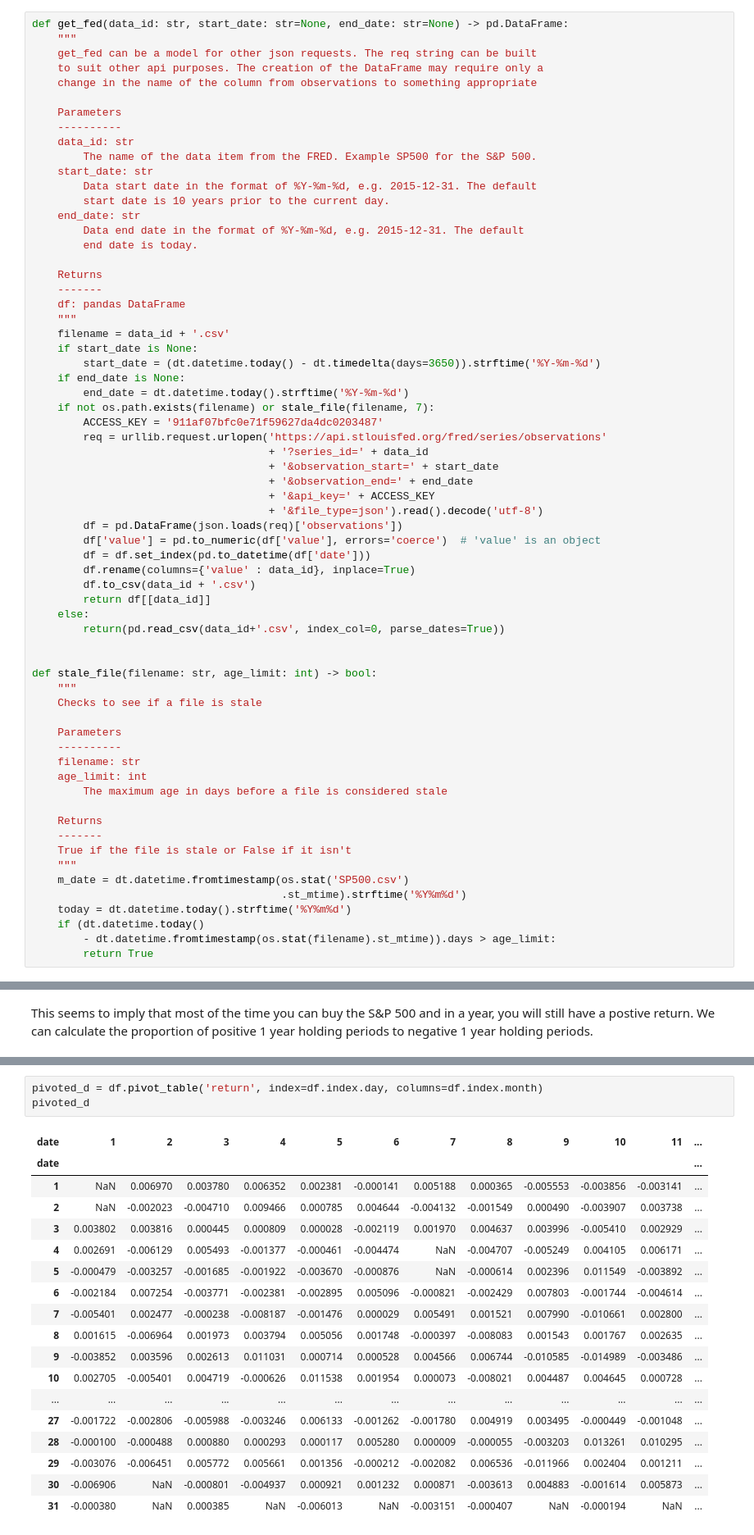
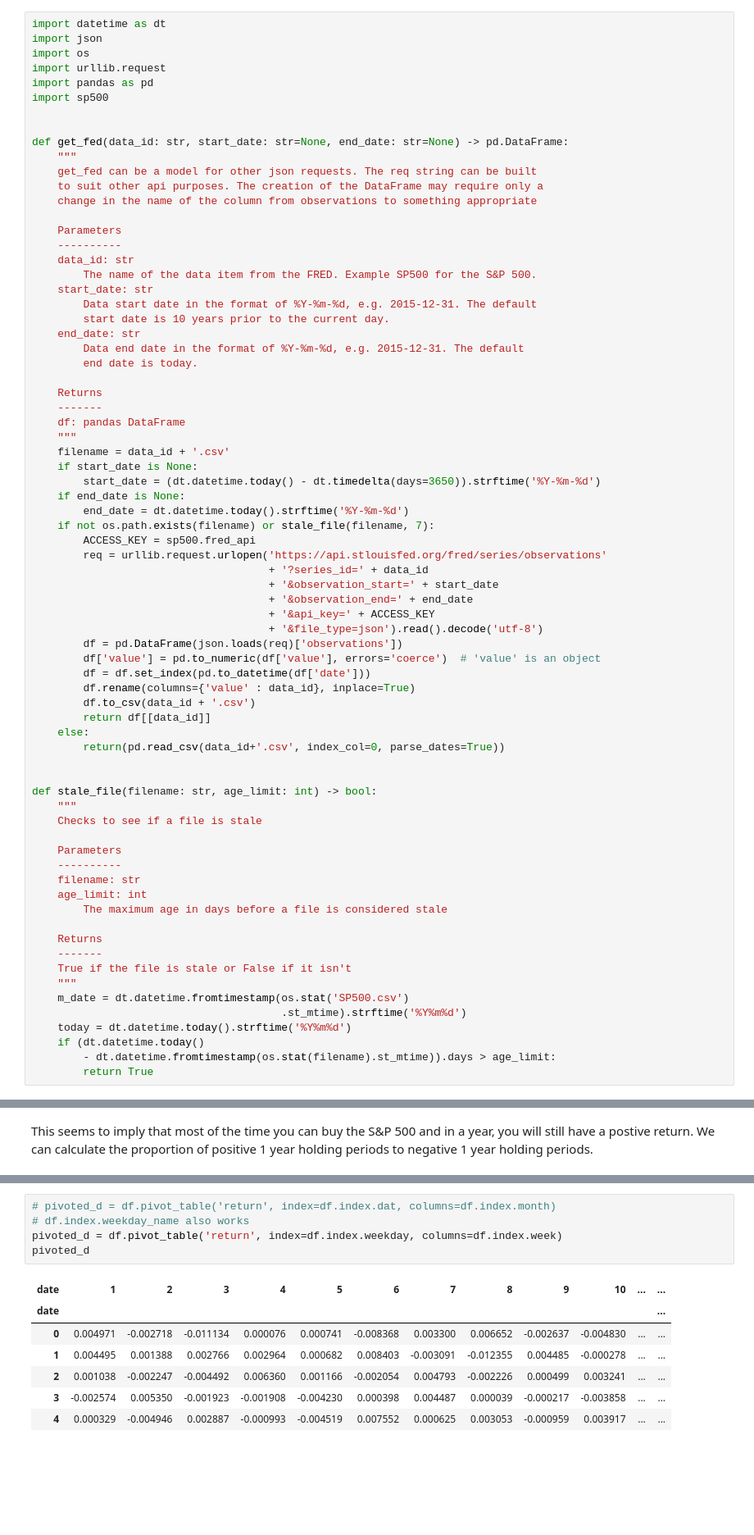
Before and after one commit to aandres99/SP500-Studies, a Jupyter notebook: SP500_When.ipynb, the cells around one changed output, grey strips where cells are left out. Shown at 82% size. Saved outputs shown, nothing was run; the diff lists cells and outputs as text; blank space fills up the shorter version.

```diff
--- a/SP500_When.ipynb
+++ b/SP500_When.ipynb
@@ -19,4 +16,12 @@ fred_api = '911af07bfc0e71f59627da4dc0203487'
 # %%
+import datetime as dt
+import json
+import os
+import urllib.request
+import pandas as pd
+import sp500
+
+
 def get_fed(data_id: str, start_date: str=None, end_date: str=None) -> pd.DataFrame:
     """
     get_fed can be a model for other json requests. The req string can be built
@@ -44,7 +49,7 @@ def get_fed(data_id: str, start_date: str=None, end_date: str=None) -> pd.DataFr
     if end_date is None:
         end_date = dt.datetime.today().strftime('%Y-%m-%d')
     if not os.path.exists(filename) or stale_file(filename, 7):
-        ACCESS_KEY = '911af07bfc0e71f59627da4dc0203487'
+        ACCESS_KEY = sp500.fred_api
         req = urllib.request.urlopen('https://api.stlouisfed.org/fred/series/observations'
                                      + '?series_id=' + data_id
                                      + '&observation_start=' + start_date
@@ -154,24 +149,15 @@ pivoted.plot(legend=False, figsize=(15,6));
 # %% [output]
 [figure]
 # %%
-pivoted_d = df.pivot_table('return', index=df.index.day, columns=df.index.month)
+# pivoted_d = df.pivot_table('return', index=df.index.dat, columns=df.index.month)
+# df.index.weekday_name also works
+pivoted_d = df.pivot_table('return', index=df.index.weekday, columns=df.index.week)
 pivoted_d
 # %% [output]
-| date | 1 | 2 | 3 | 4 | 5 | 6 | 7 | 8 | 9 | 10 | 11 | ... |
+| date | 1 | 2 | 3 | 4 | 5 | 6 | 7 | 8 | 9 | 10 | ... | ... |
 | date |  |  |  |  |  |  |  |  |  |  |  | ... |
-| 1 | NaN | 0.006970 | 0.003780 | 0.006352 | 0.002381 | -0.000141 | 0.005188 | 0.000365 | -0.005553 | -0.003856 | -0.003141 | ... |
-| 2 | NaN | -0.002023 | -0.004710 | 0.009466 | 0.000785 | 0.004644 | -0.004132 | -0.001549 | 0.000490 | -0.003907 | 0.003738 | ... |
-| 3 | 0.003802 | 0.003816 | 0.000445 | 0.000809 | 0.000028 | -0.002119 | 0.001970 | 0.004637 | 0.003996 | -0.005410 | 0.002929 | ... |
-| 4 | 0.002691 | -0.006129 | 0.005493 | -0.001377 | -0.000461 | -0.004474 | NaN | -0.004707 | -0.005249 | 0.004105 | 0.006171 | ... |
-| 5 | -0.000479 | -0.003257 | -0.001685 | -0.001922 | -0.003670 | -0.000876 | NaN | -0.000614 | 0.002396 | 0.011549 | -0.003892 | ... |
-| 6 | -0.002184 | 0.007254 | -0.003771 | -0.002381 | -0.002895 | 0.005096 | -0.000821 | -0.002429 | 0.007803 | -0.001744 | -0.004614 | ... |
-| 7 | -0.005401 | 0.002477 | -0.000238 | -0.008187 | -0.001476 | 0.000029 | 0.005491 | 0.001521 | 0.007990 | -0.010661 | 0.002800 | ... |
-| 8 | 0.001615 | -0.006964 | 0.001973 | 0.003794 | 0.005056 | 0.001748 | -0.000397 | -0.008083 | 0.001543 | 0.001767 | 0.002635 | ... |
-| 9 | -0.003852 | 0.003596 | 0.002613 | 0.011031 | 0.000714 | 0.000528 | 0.004566 | 0.006744 | -0.010585 | -0.014989 | -0.003486 | ... |
-| 10 | 0.002705 | -0.005401 | 0.004719 | -0.000626 | 0.011538 | 0.001954 | 0.000073 | -0.008021 | 0.004487 | 0.004645 | 0.000728 | ... |
-| ... | ... | ... | ... | ... | ... | ... | ... | ... | ... | ... | ... | ... |
-| 27 | -0.001722 | -0.002806 | -0.005988 | -0.003246 | 0.006133 | -0.001262 | -0.001780 | 0.004919 | 0.003495 | -0.000449 | -0.001048 | ... |
-| 28 | -0.000100 | -0.000488 | 0.000880 | 0.000293 | 0.000117 | 0.005280 | 0.000009 | -0.000055 | -0.003203 | 0.013261 | 0.010295 | ... |
-| 29 | -0.003076 | -0.006451 | 0.005772 | 0.005661 | 0.001356 | -0.000212 | -0.002082 | 0.006536 | -0.011966 | 0.002404 | 0.001211 | ... |
-| 30 | -0.006906 | NaN | -0.000801 | -0.004937 | 0.000921 | 0.001232 | 0.000871 | -0.003613 | 0.004883 | -0.001614 | 0.005873 | ... |
-| 31 | -0.000380 | NaN | 0.000385 | NaN | -0.006013 | NaN | -0.003151 | -0.000407 | NaN | -0.000194 | NaN | ... |
+| 0 | 0.004971 | -0.002718 | -0.011134 | 0.000076 | 0.000741 | -0.008368 | 0.003300 | 0.006652 | -0.002637 | -0.004830 | ... | ... |
+| 1 | 0.004495 | 0.001388 | 0.002766 | 0.002964 | 0.000682 | 0.008403 | -0.003091 | -0.012355 | 0.004485 | -0.000278 | ... | ... |
+| 2 | 0.001038 | -0.002247 | -0.004492 | 0.006360 | 0.001166 | -0.002054 | 0.004793 | -0.002226 | 0.000499 | 0.003241 | ... | ... |
+| 3 | -0.002574 | 0.005350 | -0.001923 | -0.001908 | -0.004230 | 0.000398 | 0.004487 | 0.000039 | -0.000217 | -0.003858 | ... | ... |
+| 4 | 0.000329 | -0.004946 | 0.002887 | -0.000993 | -0.004519 | 0.007552 | 0.000625 | 0.003053 | -0.000959 | 0.003917 | ... | ... |
```
Also changed, not shown: parts of 13 cells of this notebook, 1 other file.
